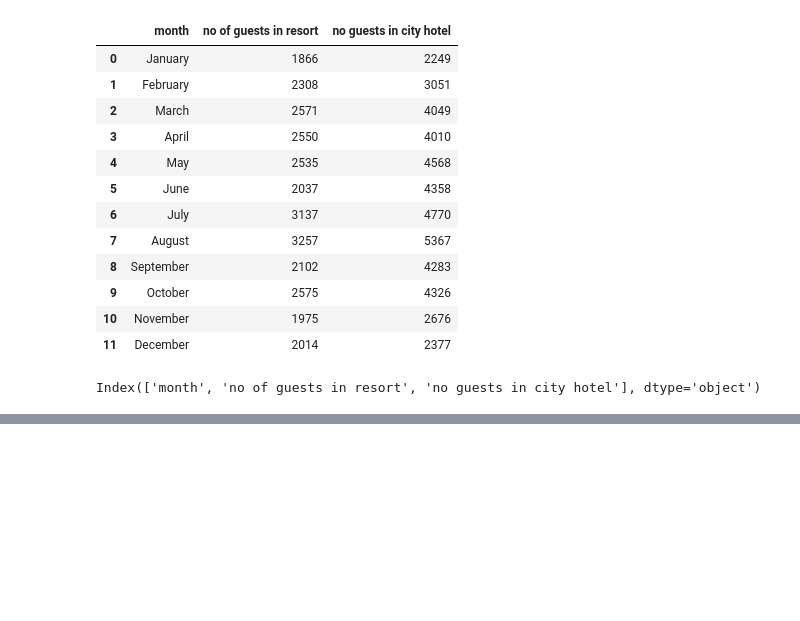
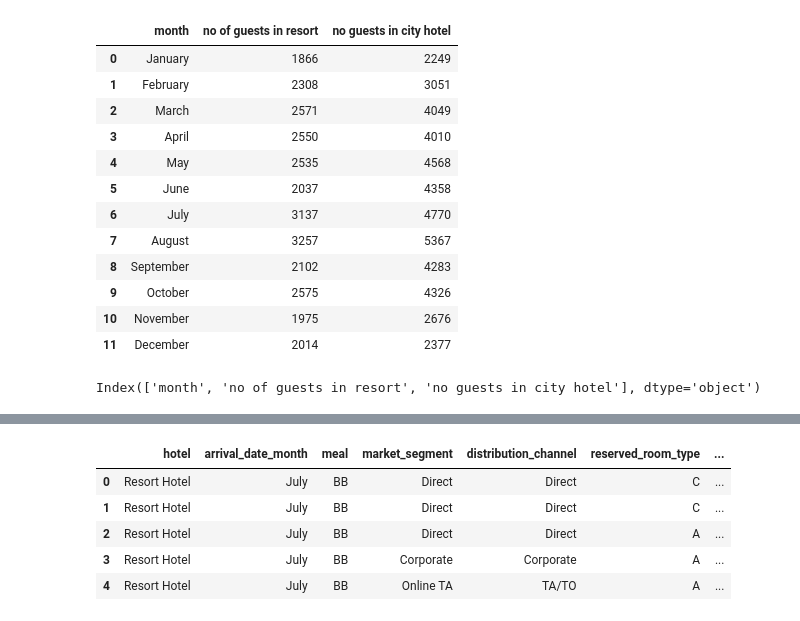
Before and after one commit to mehediitdba/ALL_PROJECT, a Jupyter notebook: Machine_Learning_Real_World_projects_in_Python/File-01_T_09.ipynb, the cells around one changed output, grey strips where cells are left out. Saved outputs shown, nothing was run; the diff lists cells and outputs as text; code cells hidden in the pictures; blank space fills up the shorter version.

```diff
--- a/Machine_Learning_Real_World_projects_in_Python/File-01_T_09.ipynb
+++ b/Machine_Learning_Real_World_projects_in_Python/File-01_T_09.ipynb
@@ -425,0 +530,7 @@ px.line(final_rush,x='month', y=['no of guests in resort', 'no guests in city ho
+# %%
+cols=[]
+for col in data.columns:
+    if data[col].dtype!='O' and col not in list_not:
+        cols.append(col)
+
+cols
@@ -425,0 +556,3 @@ px.line(final_rush,x='month', y=['no of guests in resort', 'no guests in city ho
+# %%
+cat_not=['arrival_date_year','assigned_room_type','booking_changes','reservation_status','country','days_in_waiting_list']
+cat_not
@@ -425,0 +581,2 @@ px.line(final_rush,x='month', y=['no of guests in resort', 'no guests in city ho
+# %%
+cat_features=[col for col in data.columns if data[col].dtype == 'O' and col not in cat_not]
@@ -425,0 +595,11 @@ px.line(final_rush,x='month', y=['no of guests in resort', 'no guests in city ho
+# %%
+data_cat=data[cat_features]
+# %%
+data_cat.head()
+# %% [output]
+|  | hotel | arrival_date_month | meal | market_segment | distribution_channel | reserved_room_type | ... |
+| 0 | Resort Hotel | July | BB | Direct | Direct | C | ... |
+| 1 | Resort Hotel | July | BB | Direct | Direct | C | ... |
+| 2 | Resort Hotel | July | BB | Direct | Direct | A | ... |
+| 3 | Resort Hotel | July | BB | Corporate | Corporate | A | ... |
+| 4 | Resort Hotel | July | BB | Online TA | TA/TO | A | ... |
```
Also changed, not shown: parts of 23 cells of this notebook, 9 other files.
